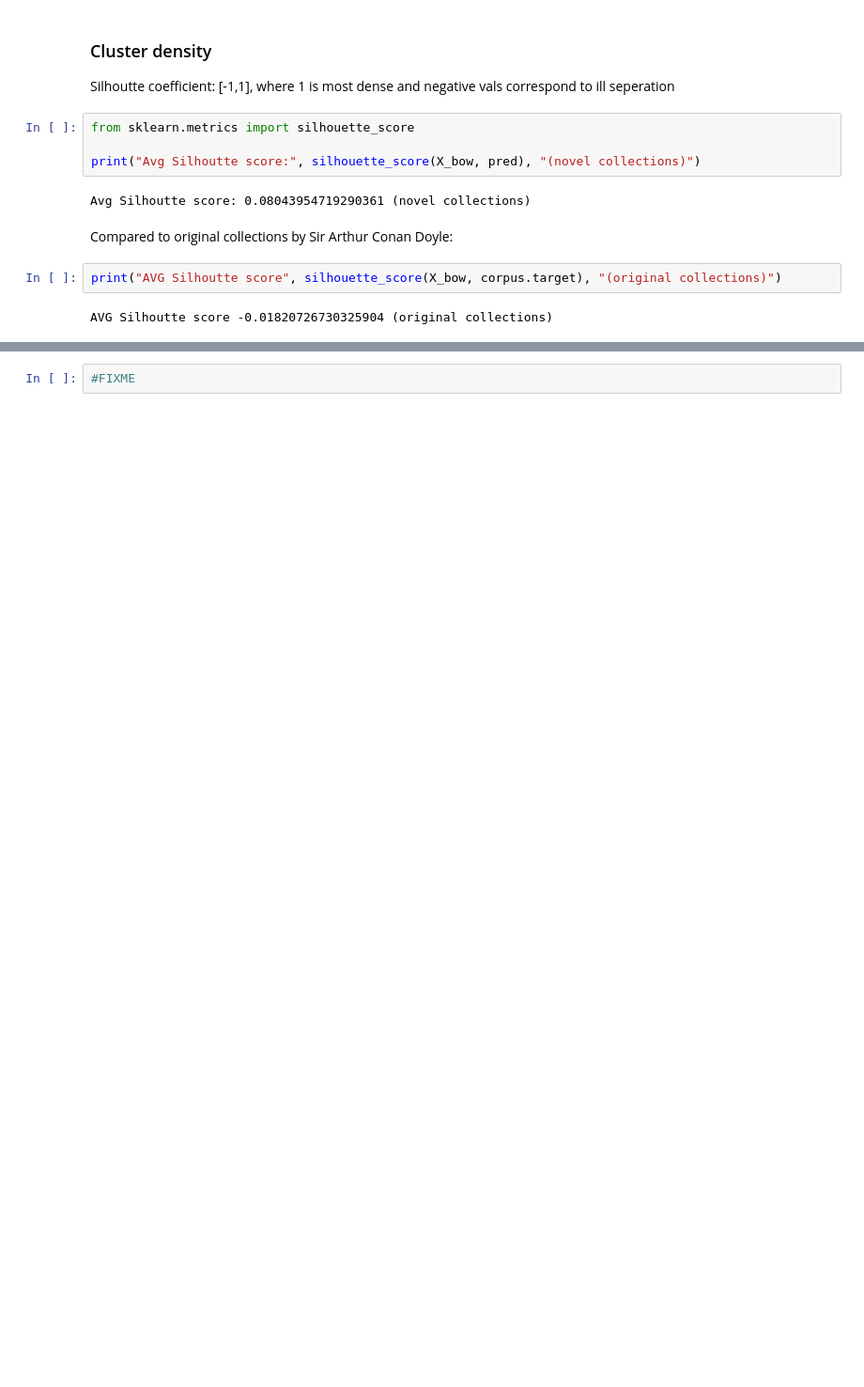
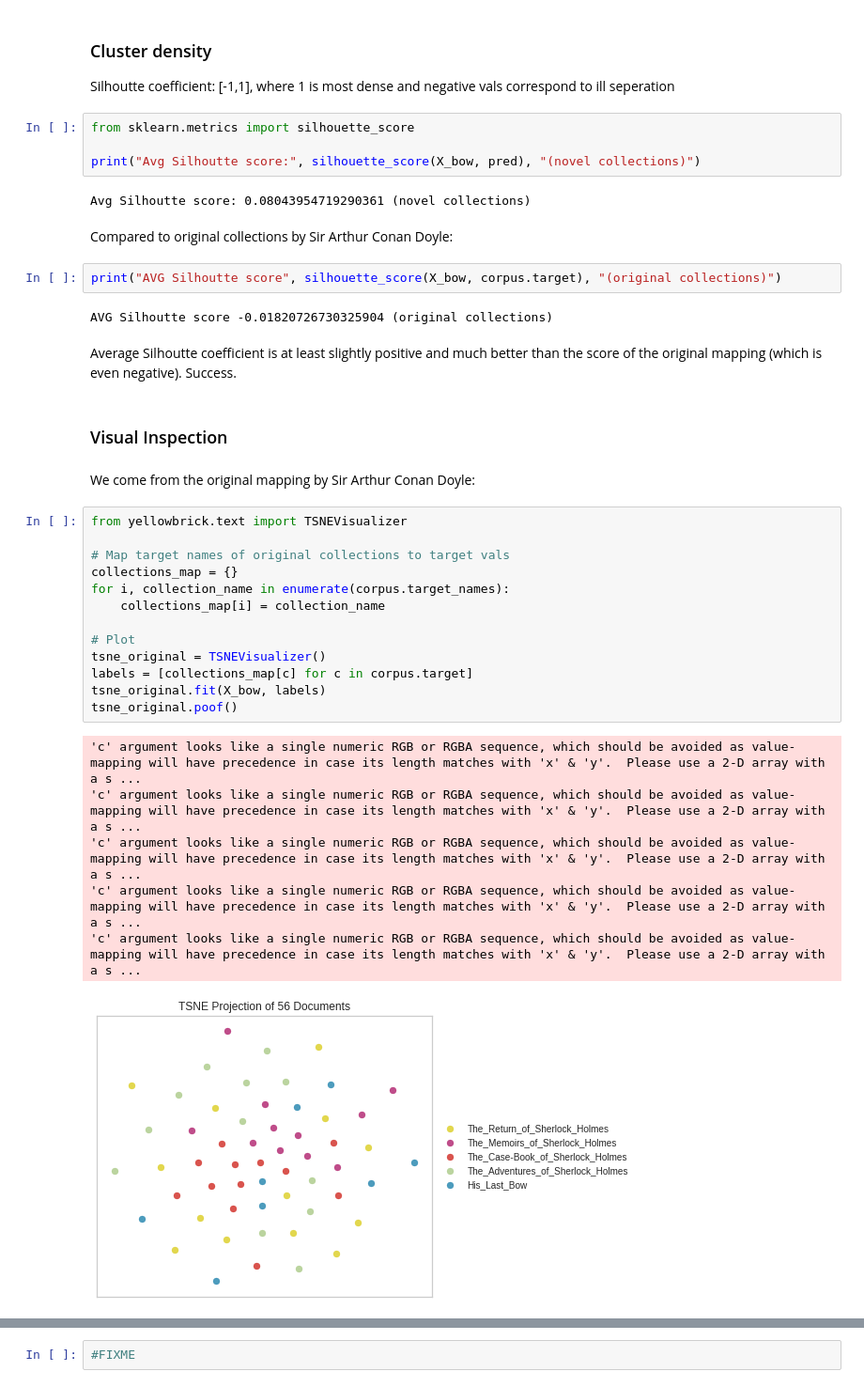
Before and after one commit to datadonK23/pyData-Projects, a Jupyter notebook: HolmesClustering/holmes_clustering/notebook/2_Modeling.ipynb, the cells around one changed output, grey strips where cells are left out. Shown: that part at 94% size. Saved outputs shown, nothing was run; the diff lists cells and outputs as text; blank space fills up the shorter version.

Commit message:
Visual inspection

```diff
--- a/HolmesClustering/holmes_clustering/notebook/2_Modeling.ipynb
+++ b/HolmesClustering/holmes_clustering/notebook/2_Modeling.ipynb
@@ -109,3 +109,29 @@ Compared to original collections by Sir Arthur Conan Doyle:
 print("AVG Silhoutte score", silhouette_score(X_bow, corpus.target), "(original collections)")
 # %% [output]
 AVG Silhoutte score -0.01820726730325904 (original collections)
+# %% [markdown]
+Average Silhoutte coefficient is at least slightly positive and much better than the score of the original mapping (which is even negative). Success.
+# %% [markdown]
+### Visual Inspection
+# %% [markdown]
+We come from the original mapping by Sir Arthur Conan Doyle:
+# %%
+from yellowbrick.text import TSNEVisualizer
+
+# Map target names of original collections to target vals
+collections_map = {}
+for i, collection_name in enumerate(corpus.target_names):
+    collections_map[i] = collection_name
+
+# Plot
+tsne_original = TSNEVisualizer()
+labels = [collections_map[c] for c in corpus.target]
+tsne_original.fit(X_bow, labels)
+tsne_original.poof()
+# %% [output]
+'c' argument looks like a single numeric RGB or RGBA sequence, which should be avoided as value-mapping will have precedence in case its length matches with 'x' & 'y'.  Please use a 2-D array with a s ...
+'c' argument looks like a single numeric RGB or RGBA sequence, which should be avoided as value-mapping will have precedence in case its length matches with 'x' & 'y'.  Please use a 2-D array with a s ...
+'c' argument looks like a single numeric RGB or RGBA sequence, which should be avoided as value-mapping will have precedence in case its length matches with 'x' & 'y'.  Please use a 2-D array with a s ...
+'c' argument looks like a single numeric RGB or RGBA sequence, which should be avoided as value-mapping will have precedence in case its length matches with 'x' & 'y'.  Please use a 2-D array with a s ...
+'c' argument looks like a single numeric RGB or RGBA sequence, which should be avoided as value-mapping will have precedence in case its length matches with 'x' & 'y'.  Please use a 2-D array with a s ...
+[figure, added]
```
Also changed, not shown: parts of 9 cells of this notebook, 1 other file.
